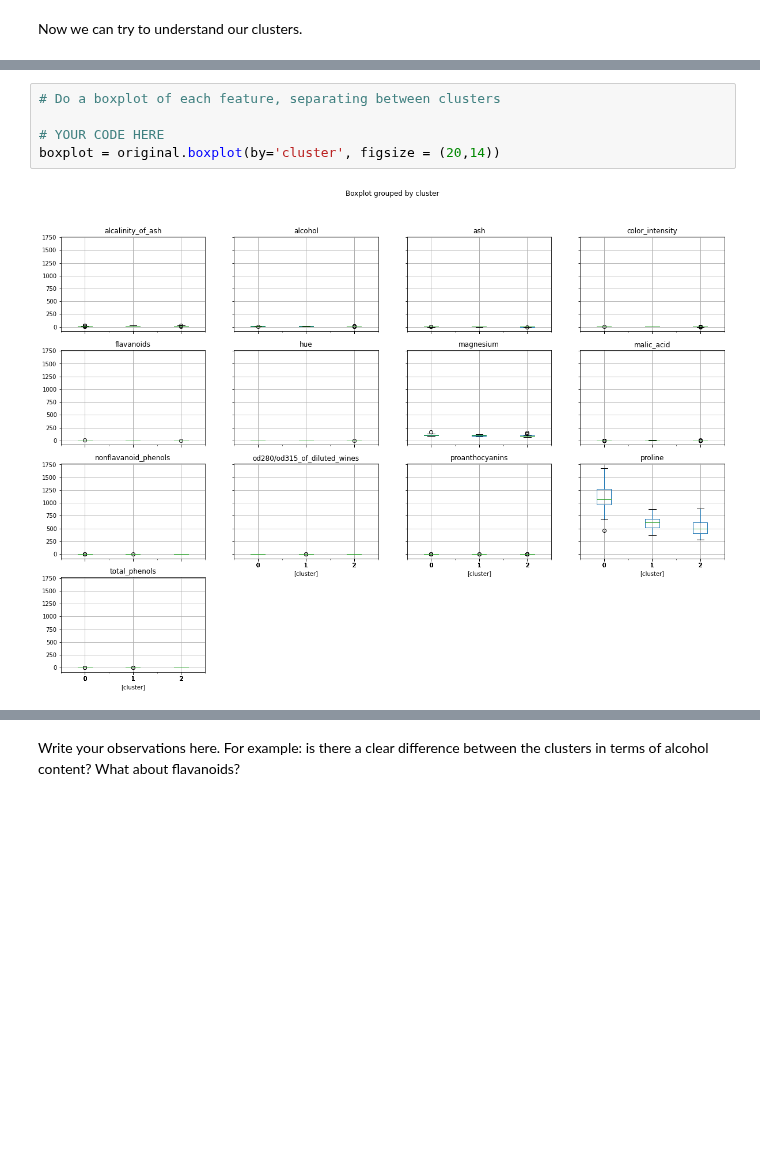
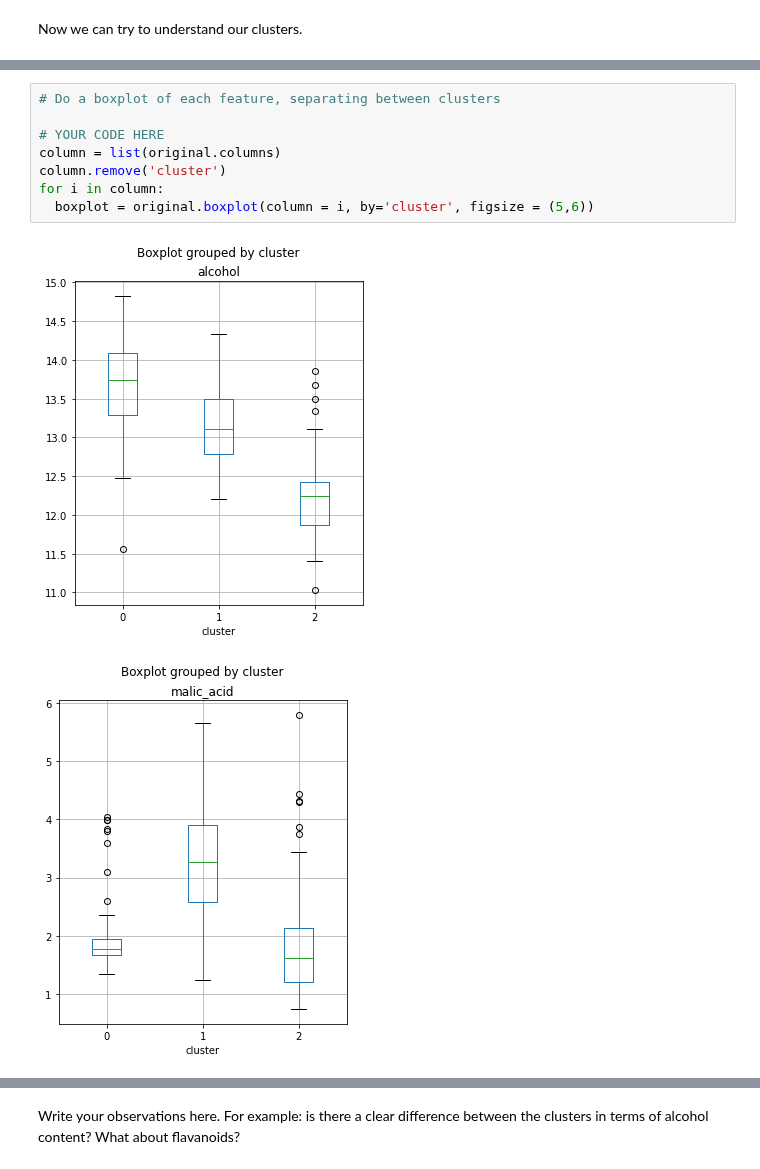
Before and after one commit to ThakdanaiSaelee/Lab_CE888, a Jupyter notebook: lab5 - data_exploration/lab_exploration.ipynb, the cells around one changed output, grey strips where cells are left out. Drawn from its saved outputs; the diff is of its cells as text; blank space fills up the shorter version.

```diff
--- a/lab5 - data_exploration/lab_exploration.ipynb
+++ b/lab5 - data_exploration/lab_exploration.ipynb
@@ -265,7 +264,11 @@ original
 # %%
 # Do a boxplot of each feature, separating between clusters
 
 # YOUR CODE HERE
-boxplot = original.boxplot(by='cluster', figsize = (20,14))
+column = list(original.columns)
+column.remove('cluster')
+for i in column:
+  boxplot = original.boxplot(column = i, by='cluster', figsize = (5,6))
 # %% [output]
-[figure, old version]
+[figure, new version]
+[figure, added]
```
Also changed, not shown: parts of 2 cells of this notebook.
